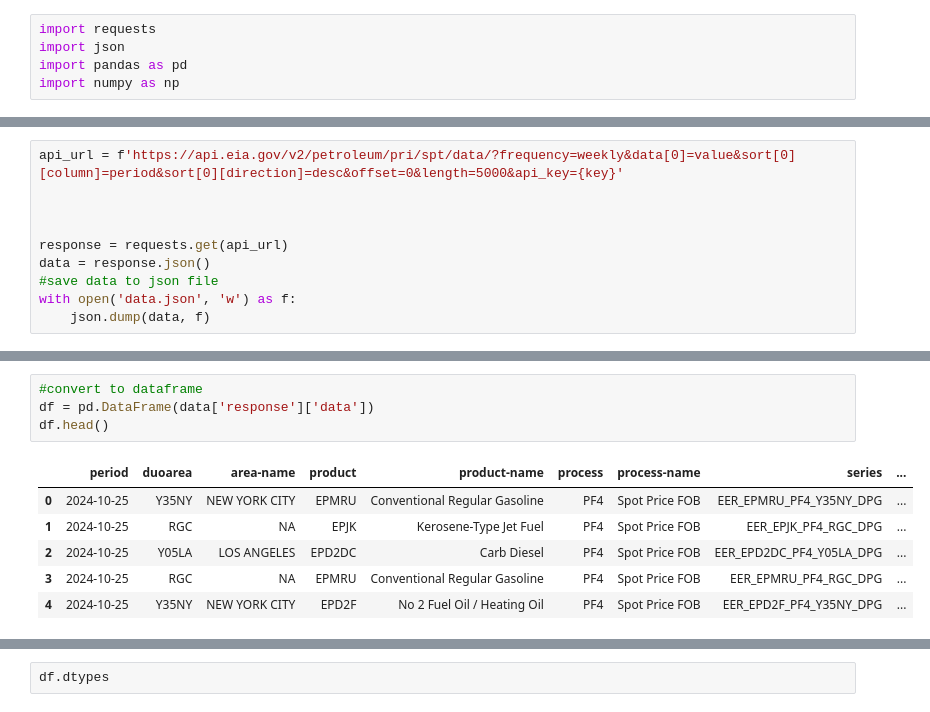
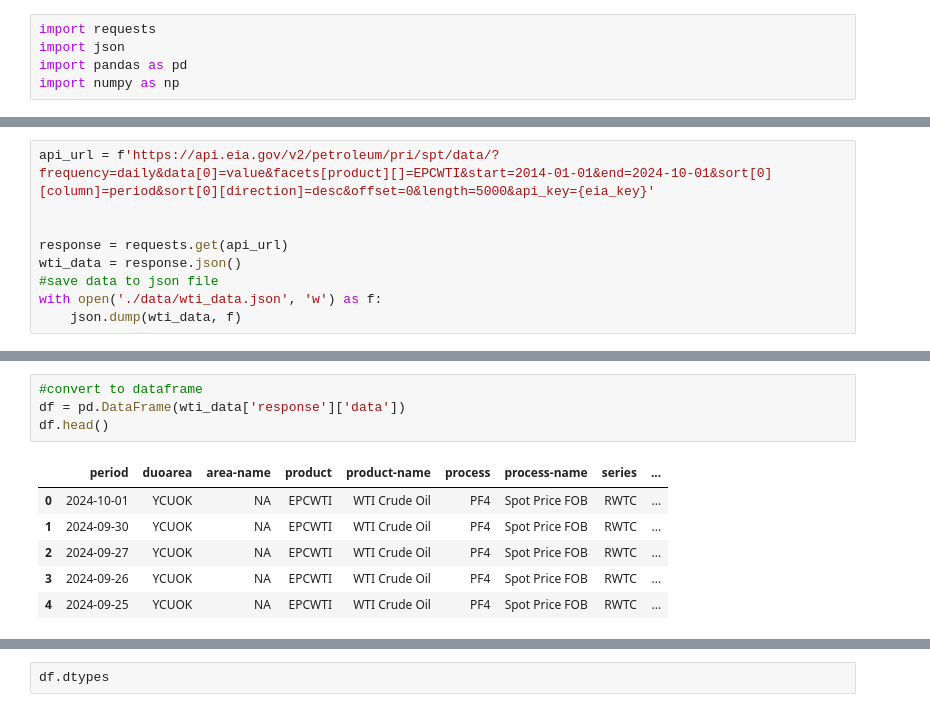
Before and after one commit to maurolaciar/clases, a Jupyter notebook: eia/get_data.ipynb, the cells around one changed output, grey strips where cells are left out. Drawn from its saved outputs; the diff is of its cells as text.

```diff
--- a/eia/get_data.ipynb
+++ b/eia/get_data.ipynb
@@ -13,10 +13,9 @@ key = get_key()
 # %%
-api_url = f'https://api.eia.gov/v2/petroleum/pri/spt/data/?frequency=weekly&data[0]=value&sort[0][column]=period&sort[0][direction]=desc&offset=0&length=5000&api_key={key}'
-
+api_url = f'https://api.eia.gov/v2/petroleum/pri/spt/data/?frequency=daily&data[0]=value&facets[product][]=EPCWTI&start=2014-01-01&end=2024-10-01&sort[0][column]=period&sort[0][direction]=desc&offset=0&length=5000&api_key={eia_key}'
 
 
 response = requests.get(api_url)
-data = response.json()
+wti_data = response.json()
 #save data to json file
-with open('data.json', 'w') as f:
-    json.dump(data, f)
+with open('./data/wti_data.json', 'w') as f:
+    json.dump(wti_data, f)
@@ -43,14 +22,14 @@ print(json.dumps(data, indent=4))
 # %%
 #convert to dataframe
-df = pd.DataFrame(data['response']['data'])
+df = pd.DataFrame(wti_data['response']['data'])
 df.head()
 # %% [output]
 |  | period | duoarea | area-name | product | product-name | process | process-name | series | ... |
-| 0 | 2024-10-25 | Y35NY | NEW YORK CITY | EPMRU | Conventional Regular Gasoline | PF4 | Spot Price FOB | EER_EPMRU_PF4_Y35NY_DPG | ... |
-| 1 | 2024-10-25 | RGC | NA | EPJK | Kerosene-Type Jet Fuel | PF4 | Spot Price FOB | EER_EPJK_PF4_RGC_DPG | ... |
-| 2 | 2024-10-25 | Y05LA | LOS ANGELES | EPD2DC | Carb Diesel | PF4 | Spot Price FOB | EER_EPD2DC_PF4_Y05LA_DPG | ... |
-| 3 | 2024-10-25 | RGC | NA | EPMRU | Conventional Regular Gasoline | PF4 | Spot Price FOB | EER_EPMRU_PF4_RGC_DPG | ... |
-| 4 | 2024-10-25 | Y35NY | NEW YORK CITY | EPD2F | No 2 Fuel Oil / Heating Oil | PF4 | Spot Price FOB | EER_EPD2F_PF4_Y35NY_DPG | ... |
+| 0 | 2024-10-01 | YCUOK | NA | EPCWTI | WTI Crude Oil | PF4 | Spot Price FOB | RWTC | ... |
+| 1 | 2024-09-30 | YCUOK | NA | EPCWTI | WTI Crude Oil | PF4 | Spot Price FOB | RWTC | ... |
+| 2 | 2024-09-27 | YCUOK | NA | EPCWTI | WTI Crude Oil | PF4 | Spot Price FOB | RWTC | ... |
+| 3 | 2024-09-26 | YCUOK | NA | EPCWTI | WTI Crude Oil | PF4 | Spot Price FOB | RWTC | ... |
+| 4 | 2024-09-25 | YCUOK | NA | EPCWTI | WTI Crude Oil | PF4 | Spot Price FOB | RWTC | ... |
 # %%
 df.describe()
 # %% [output]
```
Also changed, not shown: parts of 15 cells of this notebook.
